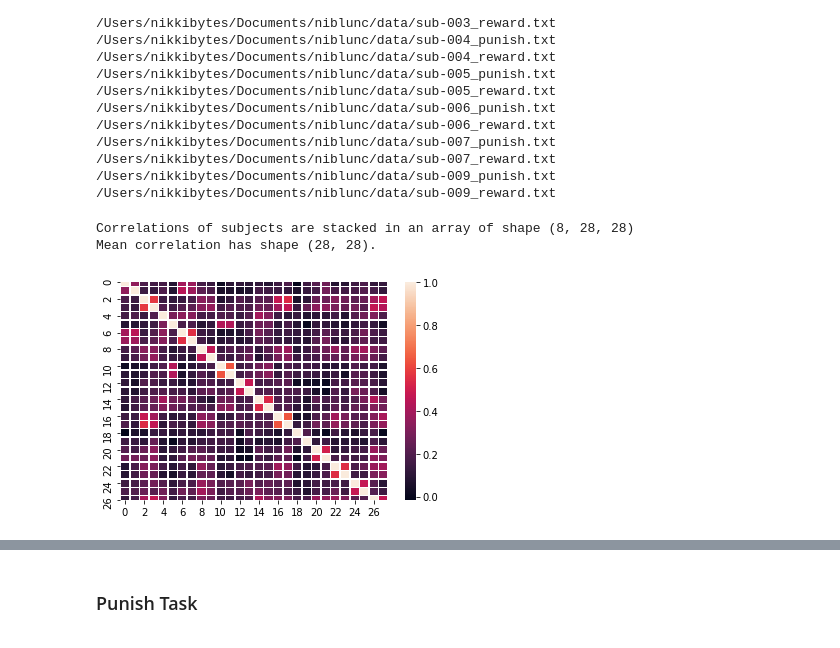
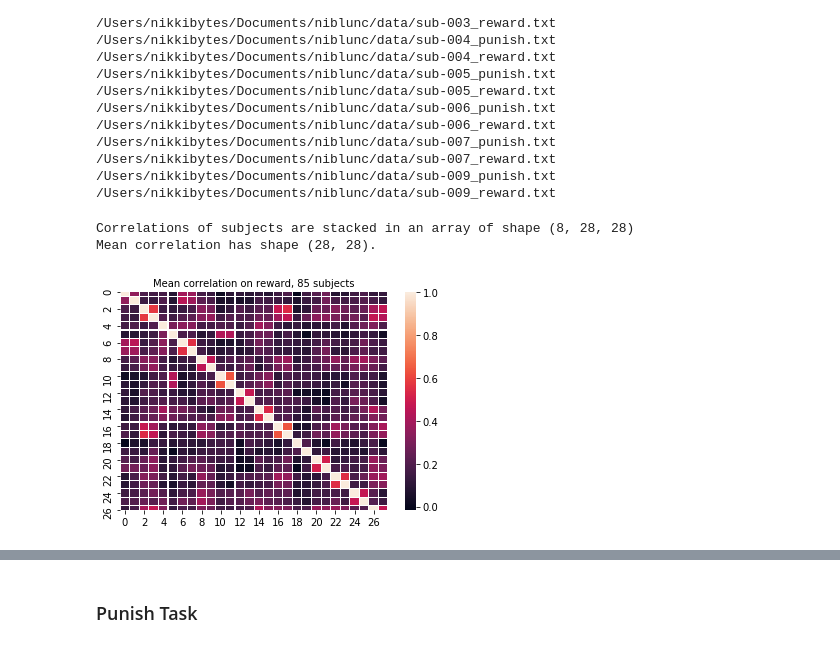
Before and after one commit to niblunc/Bevel, a Jupyter notebook: ana/beta/group_level_connectivity_nilearn.ipynb, the cells around one changed output, grey strips where cells are left out. Cells and saved outputs as stored; diff of their text form; code cells hidden in the pictures.

```diff
--- a/ana/beta/group_level_connectivity_nilearn.ipynb
+++ b/ana/beta/group_level_connectivity_nilearn.ipynb
@@ -24,8 +28,8 @@ def plot_matrices(matrices, matrix_kind):
 # %% [markdown]
 ### prepare data
 # %%
-files=glob.glob('/Users/nikkibytes/Documents/niblunc/data/sub-*')
-#files=glob.glob('/projects/niblab/bids_projects/Experiments/Bevel/derivatives/betaseries/output/timeseries/rl/subs/sub-*')
+#files=glob.glob('/Users/nikkibytes/Documents/niblunc/data/sub-*')
+files=glob.glob('/projects/niblab/bids_projects/Experiments/Bevel/derivatives/betaseries/output/timeseries/rl/subs/sub-*')
 reward_subjects = []
 punish_subjects = []
 pooled_subjects = []
@@ -67,22 +71,29 @@ roi_coords = [tuple(x) for x in roi_df.to_records(index=False)]
 # %%
 rwd_correlation_measure = ConnectivityMeasure(kind='correlation')
 
 rwd_correlation_matrices = rwd_correlation_measure.fit_transform(reward_subjects)
 # All individual coefficients are stacked in a unique 2D matrix.
 print('Correlations of subjects are stacked in an array of shape {0}'
       .format(rwd_correlation_matrices.shape))
 rwd_mean_correlation_matrix = rwd_correlation_measure.mean_
 print('Mean correlation has shape {0}.'.format(rwd_mean_correlation_matrix.shape))
-from nilearn import plotting
+
+
+numpy.savetxt("/projects/niblab/bids_projects/Experiments/Bevel/derivatives/betaseries/output/reward_corr_matrix.csv", rwd_mean_correlation_matrix, delimiter=",")
+#numpy.savetxt("reward_corr_matrix.csv", rwd_mean_correlation_matrix, delimiter=",")
+
+
+ax = sns.heatmap(rwd_mean_correlation_matrix, linewidth=0.1)
+ax.set_title("Mean correlation on reward, 85 subjects", fontsize=10)
+rwd_fig = ax.get_figure()
+plt.show()
+rwd_fig.savefig("/projects/niblab/bids_projects/Experiments/Bevel/derivatives/betaseries/output/reward_corr_matrix.png")
+
+
 #plt.matshow(rwd_mean_correlation_matrix,cmap='hot')
-import numpy as np
-import seaborn as sns
-
-ax = sns.heatmap(rwd_mean_correlation_matrix, linewidth=0.5)
-plt.show()
 #plot_matrices(rwd_correlation_matrices[:5], 'reward')
 #plot_matrices(rwd_mean_correlation_matrix, 'reward')
 # %% [output]
 Correlations of subjects are stacked in an array of shape (8, 28, 28)
 Mean correlation has shape (28, 28).
-[figure, old version]
+[figure, new version]
```
Also changed, not shown: parts of 11 cells of this notebook, 4 other files.
